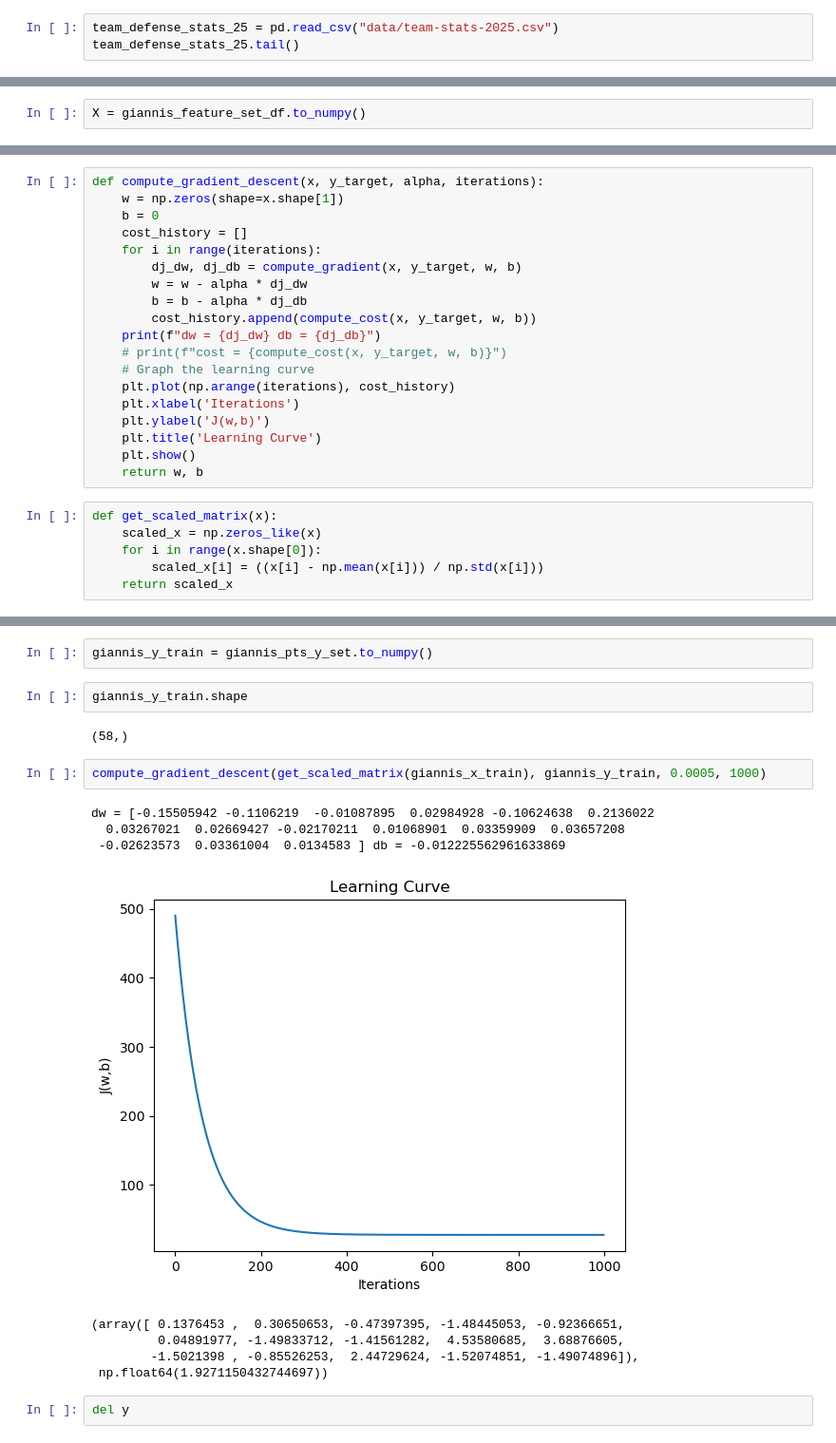
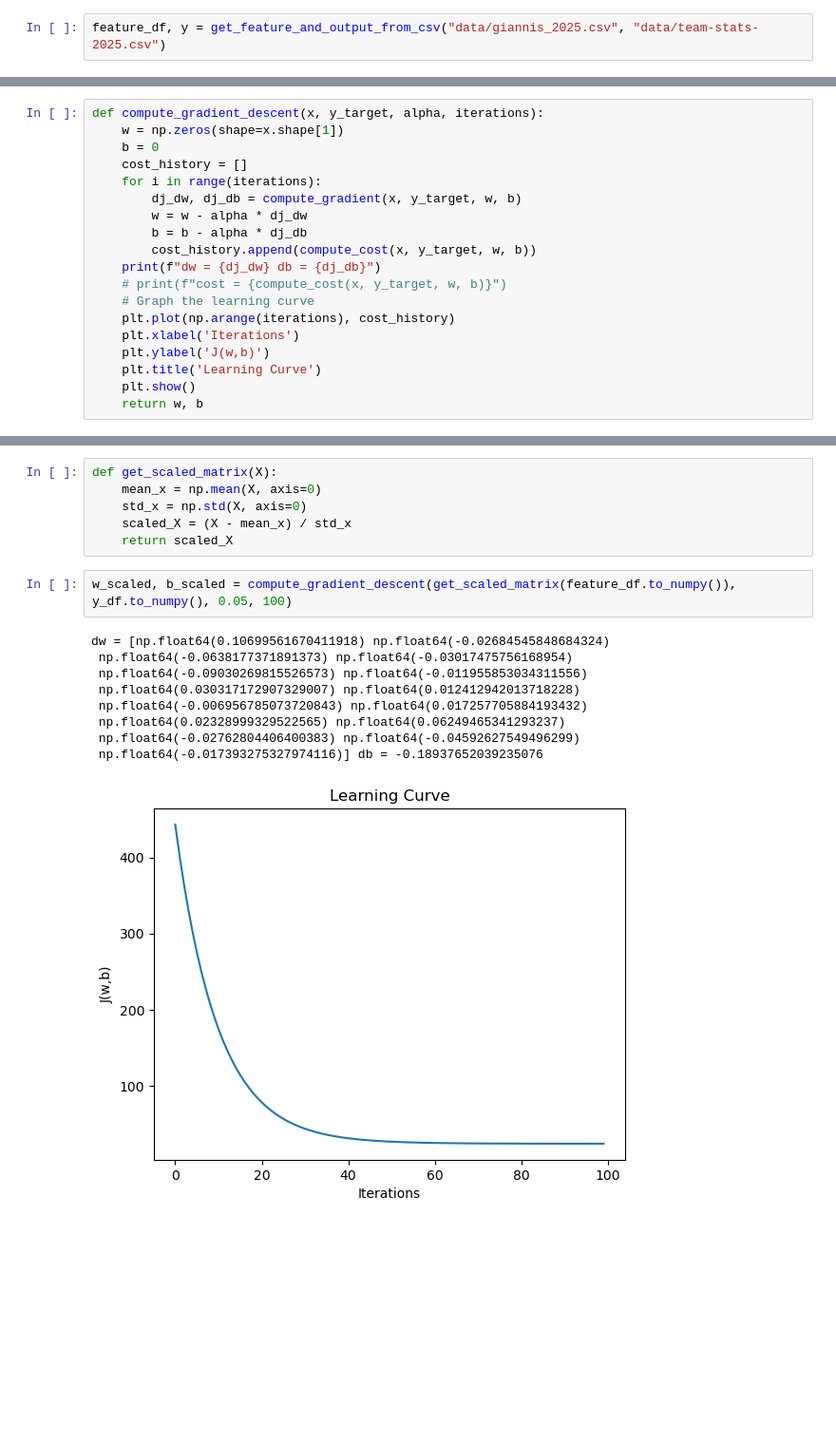
Before and after one commit to jelmani/nba-predictor, a Jupyter notebook: player-predictor.ipynb, the cells around one changed output, grey strips where cells are left out. Shown at 95% size. Drawn from its saved outputs; the diff is of its cells as text; blank space fills up the shorter version.

Commit message:
big code cleanup, make generic function for returning features

```diff
--- a/player-predictor.ipynb
+++ b/player-predictor.ipynb
@@ -290,3 +204,2 @@ giannis_feature_set_df.head(10)
 # %%
-team_defense_stats_25 = pd.read_csv("data/team-stats-2025.csv")
-team_defense_stats_25.tail()
+feature_df, y = get_feature_and_output_from_csv("data/giannis_2025.csv", "data/team-stats-2025.csv")
@@ -688,2 +205,0 @@ giannis_feature_set_df.tail()
-# %%
-X = giannis_feature_set_df.to_numpy()
@@ -750,9 +248,3 @@ def compute_gradient_descent(x, y_target, alpha, iterations):
     plt.title('Learning Curve')
     plt.show()
     return w, b
-# %%
-def get_scaled_matrix(x):
-    scaled_x = np.zeros_like(x)
-    for i in range(x.shape[0]):
-        scaled_x[i] = ((x[i] - np.mean(x[i])) / np.std(x[i]))
-    return scaled_x
@@ -765,19 +251,18 @@ giannis_x_train = giannis_feature_set_df.to_numpy()
-# %%
-giannis_y_train = giannis_pts_y_set.to_numpy()
-# %%
-giannis_y_train.shape
-# %% [output]
-(58,)
-# %%
-compute_gradient_descent(get_scaled_matrix(giannis_x_train), giannis_y_train, 0.0005, 1000)
-# %% [output]
-dw = [-0.15505942 -0.1106219  -0.01087895  0.02984928 -0.10624638  0.2136022
-  0.03267021  0.02669427 -0.02170211  0.01068901  0.03359909  0.03657208
- -0.02623573  0.03361004  0.0134583 ] db = -0.012225562961633869
-[figure, removed]
-(array([ 0.1376453 ,  0.30650653, -0.47397395, -1.48445053, -0.92366651,
-         0.04891977, -1.49833712, -1.41561282,  4.53580685,  3.68876605,
-        -1.5021398 , -0.85526253,  2.44729624, -1.52074851, -1.49074896]),
- np.float64(1.9271150432744697))
-# %%
-del y
+# %%
+def get_scaled_matrix(X):
+    mean_x = np.mean(X, axis=0)
+    std_x = np.std(X, axis=0)
+    scaled_X = (X - mean_x) / std_x
+    return scaled_X
+# %%
+w_scaled, b_scaled = compute_gradient_descent(get_scaled_matrix(feature_df.to_numpy()), y_df.to_numpy(), 0.05, 100)
+# %% [output]
+dw = [np.float64(0.10699561670411918) np.float64(-0.02684545848684324)
+ np.float64(-0.0638177371891373) np.float64(-0.03017475756168954)
+ np.float64(-0.09030269815526573) np.float64(-0.011955853034311556)
+ np.float64(0.030317172907329007) np.float64(0.012412942013718228)
+ np.float64(-0.006956785073720843) np.float64(0.017257705884193432)
+ np.float64(0.02328999329522565) np.float64(0.06249465341293237)
+ np.float64(-0.02762804406400383) np.float64(-0.04592627549496299)
+ np.float64(-0.017393275327974116)] db = -0.18937652039235076
+[figure, added]
```
Also changed, not shown: parts of 63 cells of this notebook.
